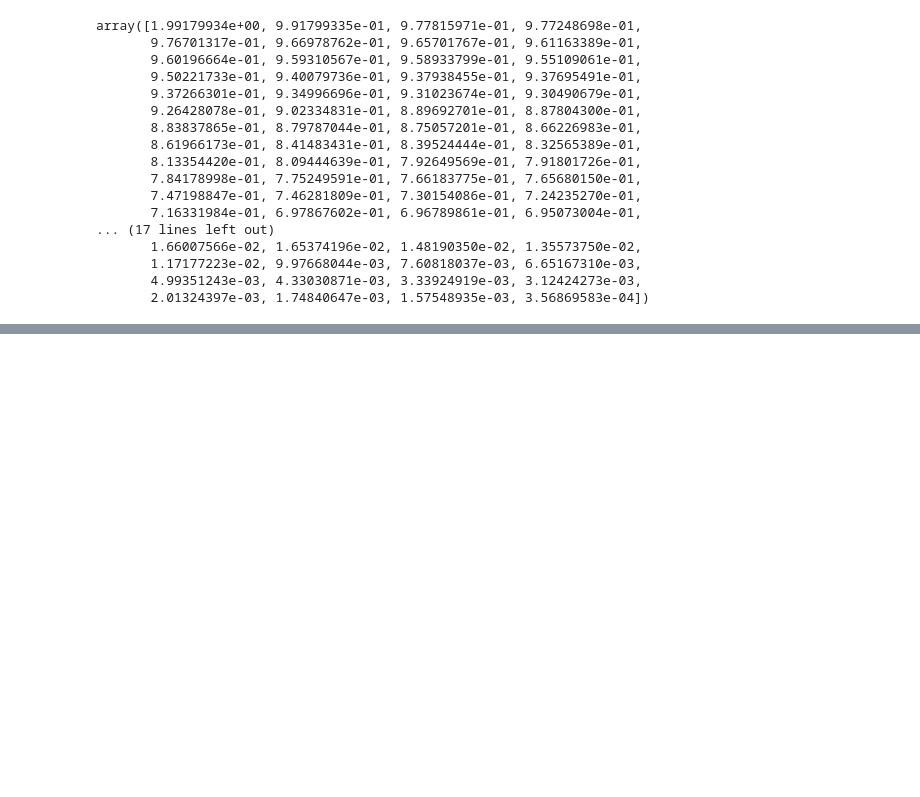
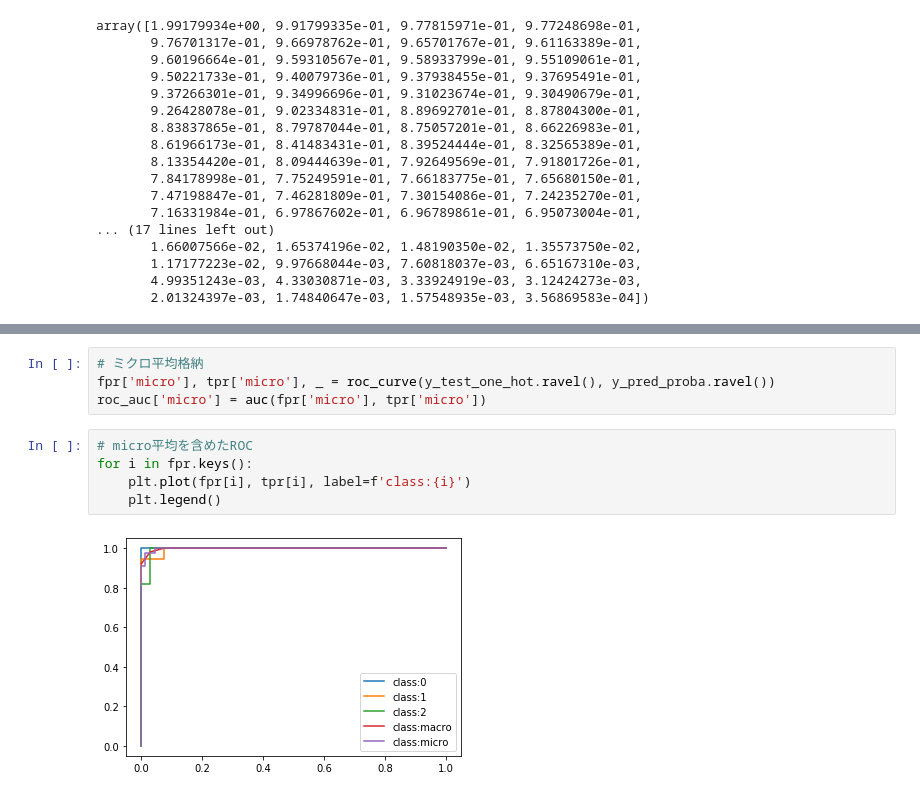
Before and after one commit to takunton/ds, a Jupyter notebook: work/ds_ml/udemy/ClassifierMetrics.ipynb, the cells around one changed output, grey strips where cells are left out. Drawn from its saved outputs; the diff is of its cells as text; blank space fills up the shorter version.

```diff
--- a/work/ds_ml/udemy/ClassifierMetrics.ipynb
+++ b/work/ds_ml/udemy/ClassifierMetrics.ipynb
@@ -272,0 +344,11 @@ array([1.99179934e+00, 9.91799335e-01, 9.77815971e-01, 9.77248698e-01,
+# %%
+# ミクロ平均格納
+fpr['micro'], tpr['micro'], _ = roc_curve(y_test_one_hot.ravel(), y_pred_proba.ravel())
+roc_auc['micro'] = auc(fpr['micro'], tpr['micro'])
+# %%
+# micro平均を含めたROC
+for i in fpr.keys():
+    plt.plot(fpr[i], tpr[i], label=f'class:{i}')
+    plt.legend()
+# %% [output]
+[figure, added]
```
Also changed, not shown: parts of 12 cells of this notebook, 1 other file.
